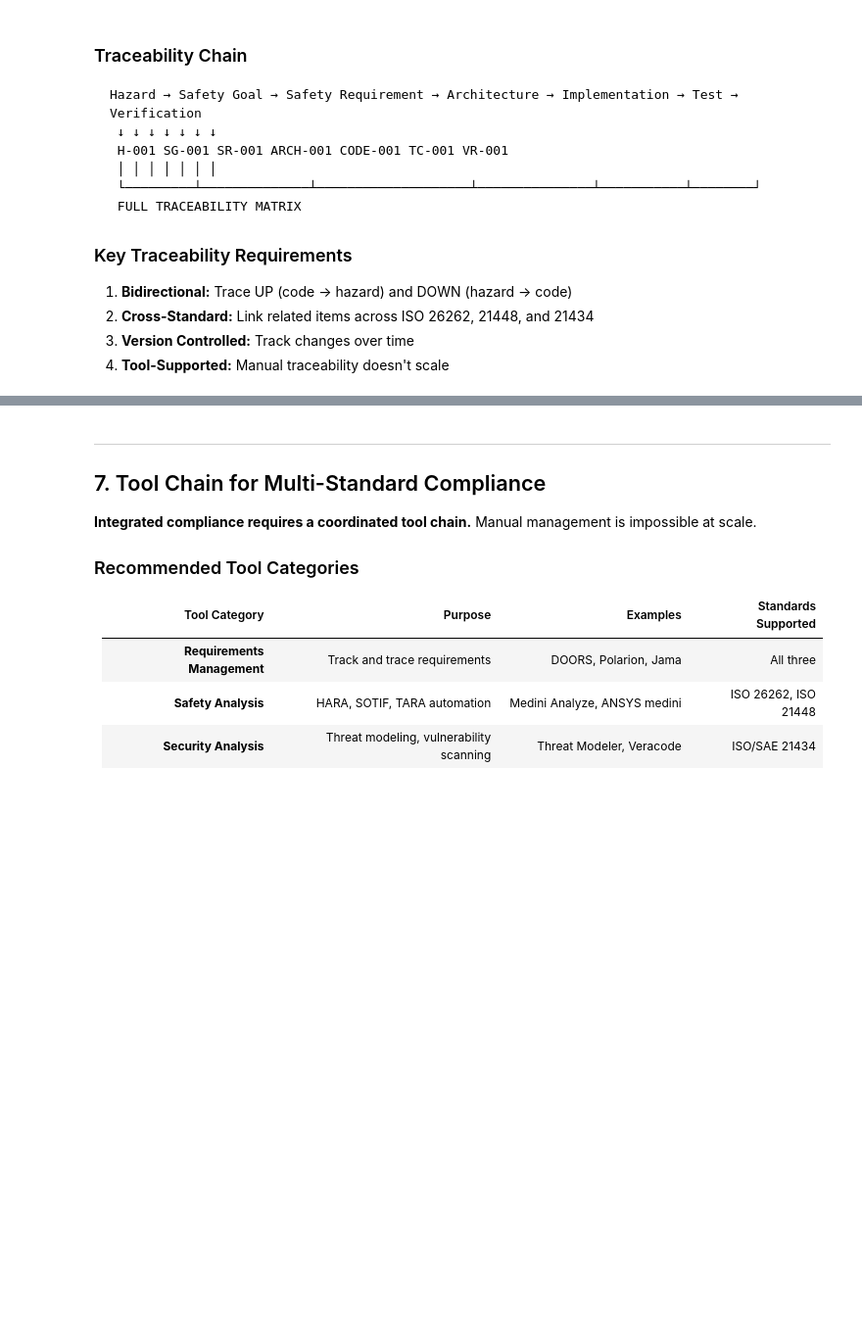
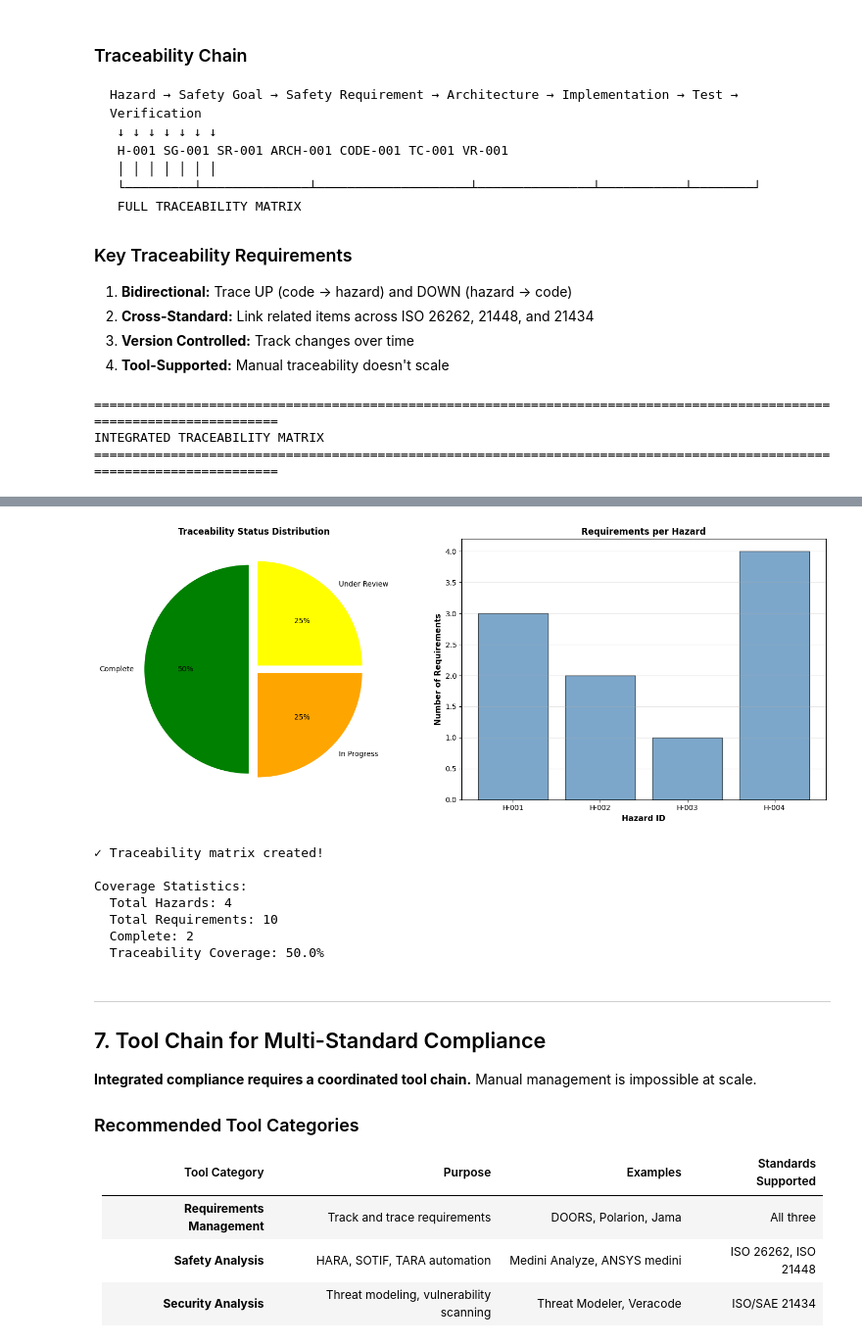
Before and after one commit to milinpatel07/Autonomous-Driving_AI-Safety-and-Security, a Jupyter notebook: 07_Integration_Deployment/notebooks/03_standards_integration.ipynb, the cells around one changed output, grey strips where cells are left out. Shown at 98% size. Saved outputs shown, nothing was run; the diff lists cells and outputs as text; code cells hidden in the pictures; blank space fills up the shorter version.

```diff
--- a/07_Integration_Deployment/notebooks/03_standards_integration.ipynb
+++ b/07_Integration_Deployment/notebooks/03_standards_integration.ipynb
@@ -860,7 +949,7 @@ status_counts = df_trace['Status'].value_counts()
 colors_status = {'Complete': 'green', 'In Progress': 'orange', 'Under Review': 'yellow'}
 bar_colors = [colors_status.get(s, 'gray') for s in status_counts.index]
 
-ax1.pie(status_counts.values(), labels=status_counts.index, autopct='%1.0f%%',
+ax1.pie(status_counts.values, labels=status_counts.index, autopct='%1.0f%%',
         colors=bar_colors, startangle=90, explode=[0.05]*len(status_counts))
 ax1.set_title('Traceability Status Distribution', fontsize=12, fontweight='bold')
 
@@ -883,3 +972,7 @@ print(f"  Total Hazards: {len(df_trace)}")
 print(f"  Total Requirements: {sum(req_counts)}")
 print(f"  Complete: {len(df_trace[df_trace['Status'] == 'Complete'])}")
 print(f"  Traceability Coverage: {len(df_trace[df_trace['Status'] == 'Complete']) / len(df_trace) * 100:.1f}%")
+# %% [output]
+========================================================================================================================
+INTEGRATED TRACEABILITY MATRIX
+========================================================================================================================
@@ -886,3 +984,11 @@ print(f"  Traceability Coverage: {len(df_trace[df_trace['Status'] == 'Complete']
+[figure, added]
+✓ Traceability matrix created!
+
+Coverage Statistics:
+  Total Hazards: 4
+  Total Requirements: 10
+  Complete: 2
+  Traceability Coverage: 50.0%
 # %% [markdown]
 ---
 
```
Also changed, not shown: parts of 8 cells of this notebook.
